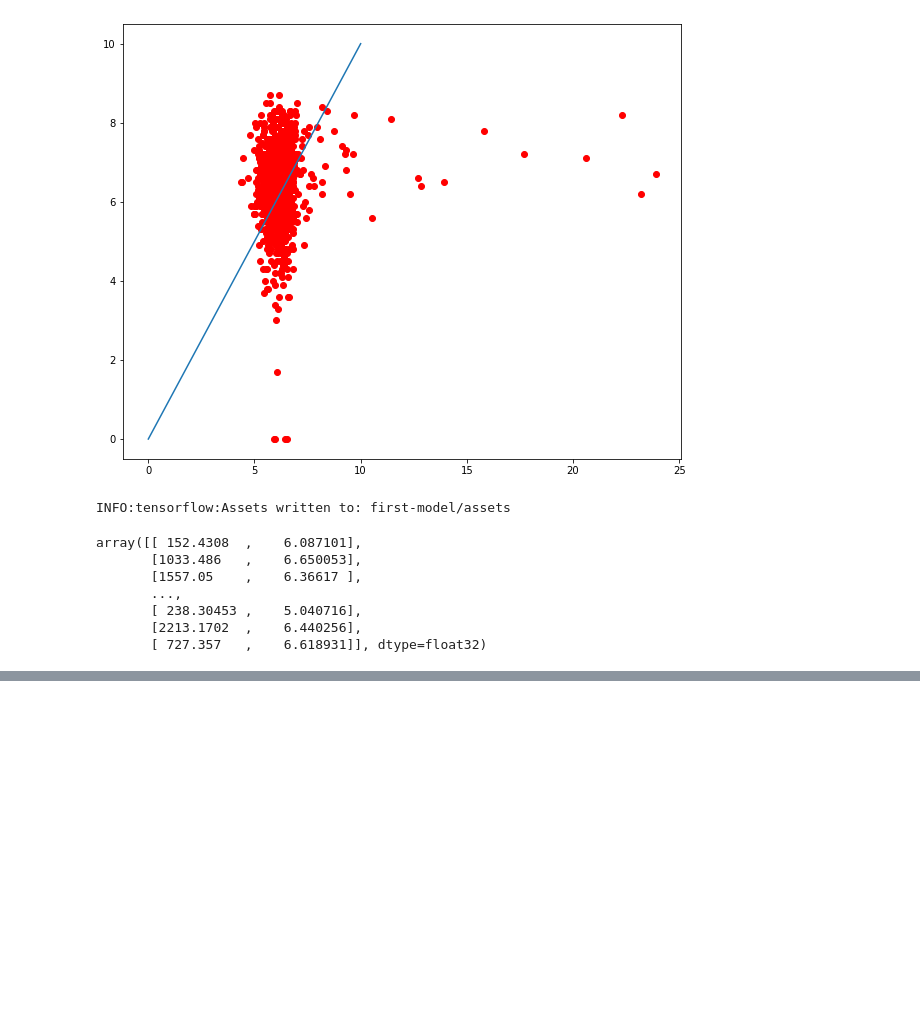
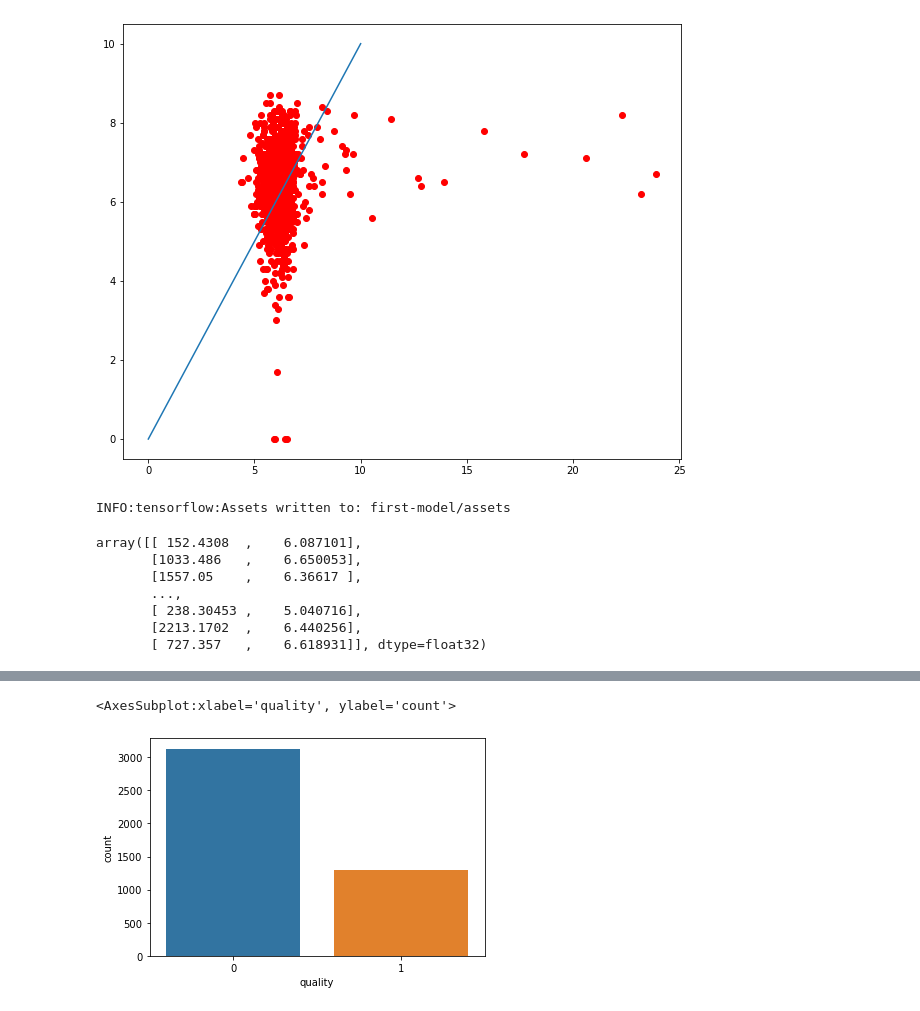
Before and after one commit to nicklimmm/movie-analysis, a Jupyter notebook: movie-analysis.ipynb, the cells around one changed output, grey strips where cells are left out. Saved outputs shown, nothing was run; the diff lists cells and outputs as text; code cells hidden in the pictures; blank space fills up the shorter version.

```diff
--- a/movie-analysis.ipynb
+++ b/movie-analysis.ipynb
@@ -373,0 +382,3 @@ array([[ 152.4308  ,    6.087101],
+# %%
+class_df = cleaned_df
+class_df
@@ -373,0 +399,4 @@ array([[ 152.4308  ,    6.087101],
+# %%
+class_df['quality'] = ((class_df[['vote_average']] >= 7).astype(int)).astype('category')
+class_df = class_df.drop(columns=['vote_count', 'vote_average'])
+class_df
@@ -373,0 +431,7 @@ array([[ 152.4308  ,    6.087101],
+# %%
+# X_train, X_test, y_train, y_test = train_test_split(X, y, test_size=0.2, random_state=0)
+train, validate, test = np.split(class_df.sample(frac=1), [int(.6*len(class_df)), int(.8*len(class_df))])
+# %%
+X_train, y_train = train.iloc[:, :-1], train.iloc[:, -1]
+X_val, y_val = validate.iloc[:, :-1], validate.iloc[:, -1]
+X_test, y_test = test.iloc[:, :-1], test.iloc[:, -1]
@@ -373,0 +455,5 @@ array([[ 152.4308  ,    6.087101],
+# %%
+sb.countplot(y_train)
+# %% [output]
+<AxesSubplot:xlabel='quality', ylabel='count'>
+[figure, added]
```
Also changed, not shown: parts of 32 cells of this notebook, 7 other files.
